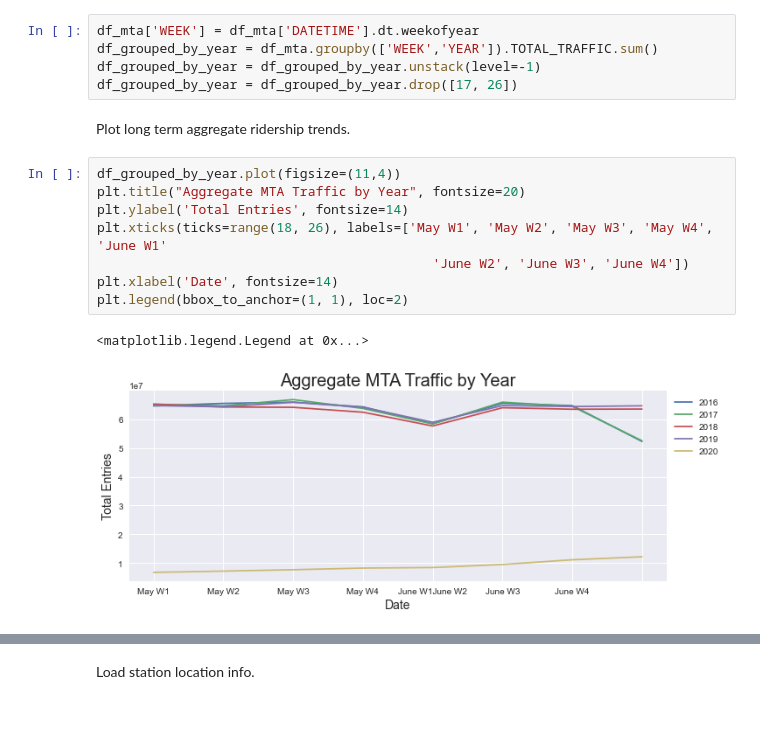
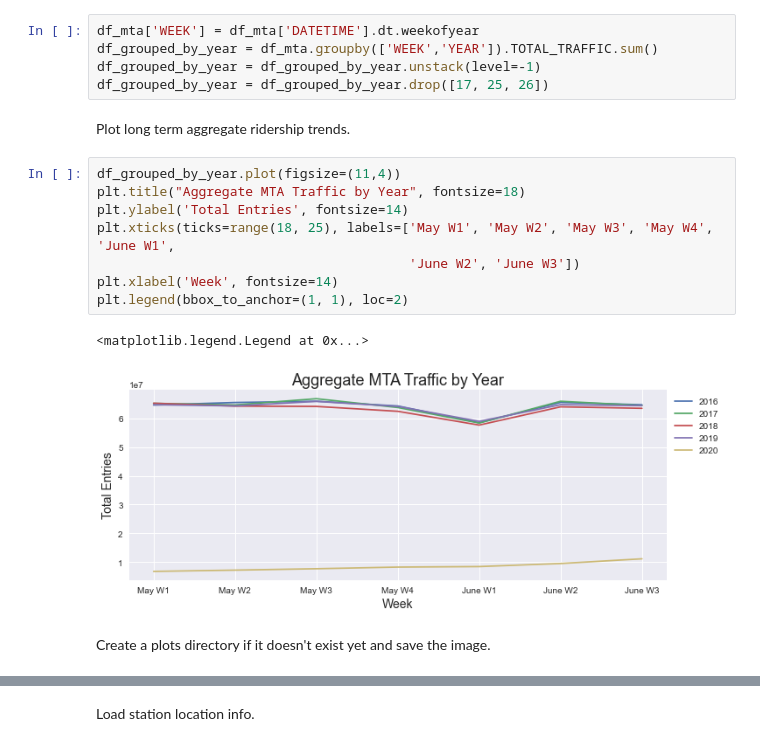
Before and after one commit to stephenjkaplan/metis-project1-mta, a Jupyter notebook: Data Analysis & Visualization.ipynb, the cells around one changed output, grey strips where cells are left out. Cells and saved outputs as stored; diff of their text form; blank space fills up the shorter version.

```diff
--- a/Data Analysis & Visualization.ipynb
+++ b/Data Analysis & Visualization.ipynb
@@ -41,17 +45,19 @@ Prepare data.
 df_mta['WEEK'] = df_mta['DATETIME'].dt.weekofyear
 df_grouped_by_year = df_mta.groupby(['WEEK','YEAR']).TOTAL_TRAFFIC.sum()
 df_grouped_by_year = df_grouped_by_year.unstack(level=-1)
-df_grouped_by_year = df_grouped_by_year.drop([17, 26])
+df_grouped_by_year = df_grouped_by_year.drop([17, 25, 26])
 # %% [markdown]
 Plot long term aggregate ridership trends.
 # %%
 df_grouped_by_year.plot(figsize=(11,4))
-plt.title("Aggregate MTA Traffic by Year", fontsize=20)
+plt.title("Aggregate MTA Traffic by Year", fontsize=18)
 plt.ylabel('Total Entries', fontsize=14)
-plt.xticks(ticks=range(18, 26), labels=['May W1', 'May W2', 'May W3', 'May W4', 'June W1'
-                                           'June W2', 'June W3', 'June W4'])
-plt.xlabel('Date', fontsize=14)
+plt.xticks(ticks=range(18, 25), labels=['May W1', 'May W2', 'May W3', 'May W4', 'June W1',
+                                        'June W2', 'June W3'])
+plt.xlabel('Week', fontsize=14)
 plt.legend(bbox_to_anchor=(1, 1), loc=2)
 # %% [output]
 <matplotlib.legend.Legend at 0x...>
-[figure, old version]
+[figure, new version]
+# %% [markdown]
+Create a plots directory if it doesn't exist yet and save the image.
```
Also changed, not shown: parts of 45 cells of this notebook, 2 other files.
